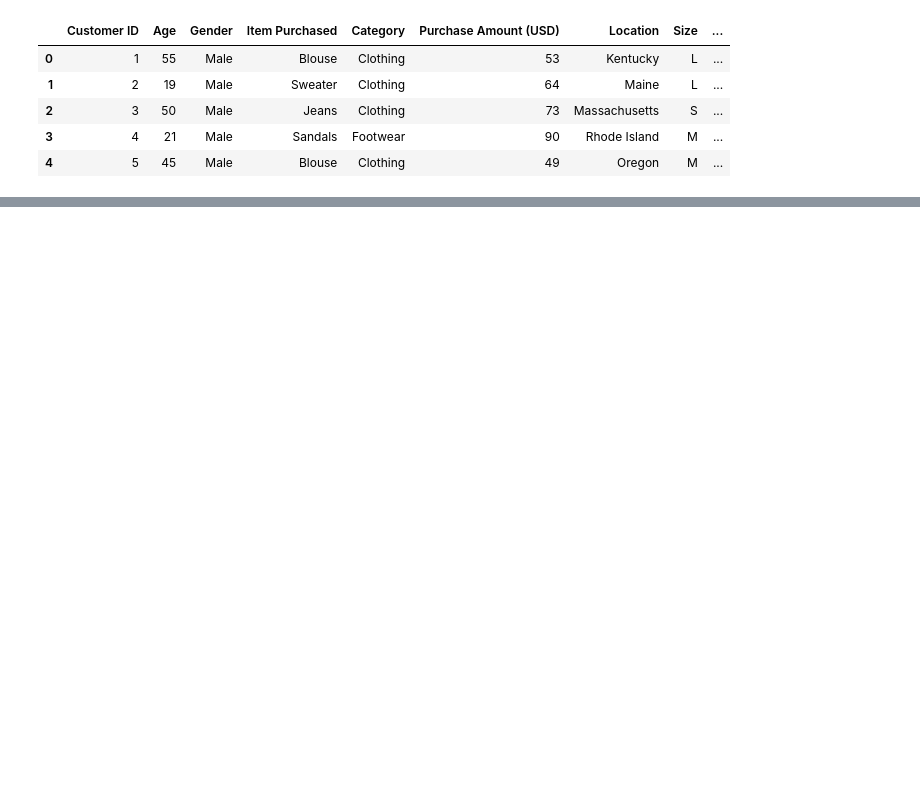
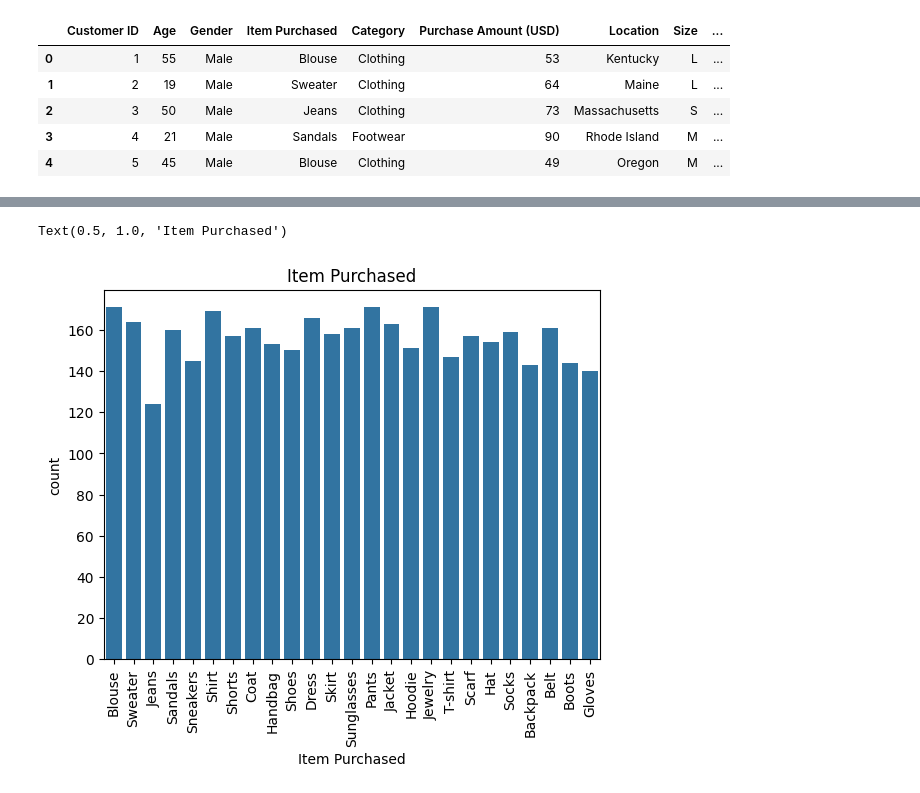
Before and after one commit to Aleena24/PRODIGY_ML, a Jupyter notebook: PRODIGY_ML_02.ipynb, the cells around one changed output, grey strips where cells are left out. Drawn from its saved outputs; the diff is of its cells as text; code cells hidden in the pictures; blank space fills up the shorter version.

```diff
--- a/PRODIGY_ML_02.ipynb
+++ b/PRODIGY_ML_02.ipynb
@@ -19,0 +104,7 @@ df.head()
+# %%
+sns.countplot(x='Item Purchased',data=df)
+plt.xticks(rotation=90)
+plt.title("Item Purchased")
+# %% [output]
+Text(0.5, 1.0, 'Item Purchased')
+[figure, added]
```
Also changed, not shown: parts of 14 cells of this notebook.
